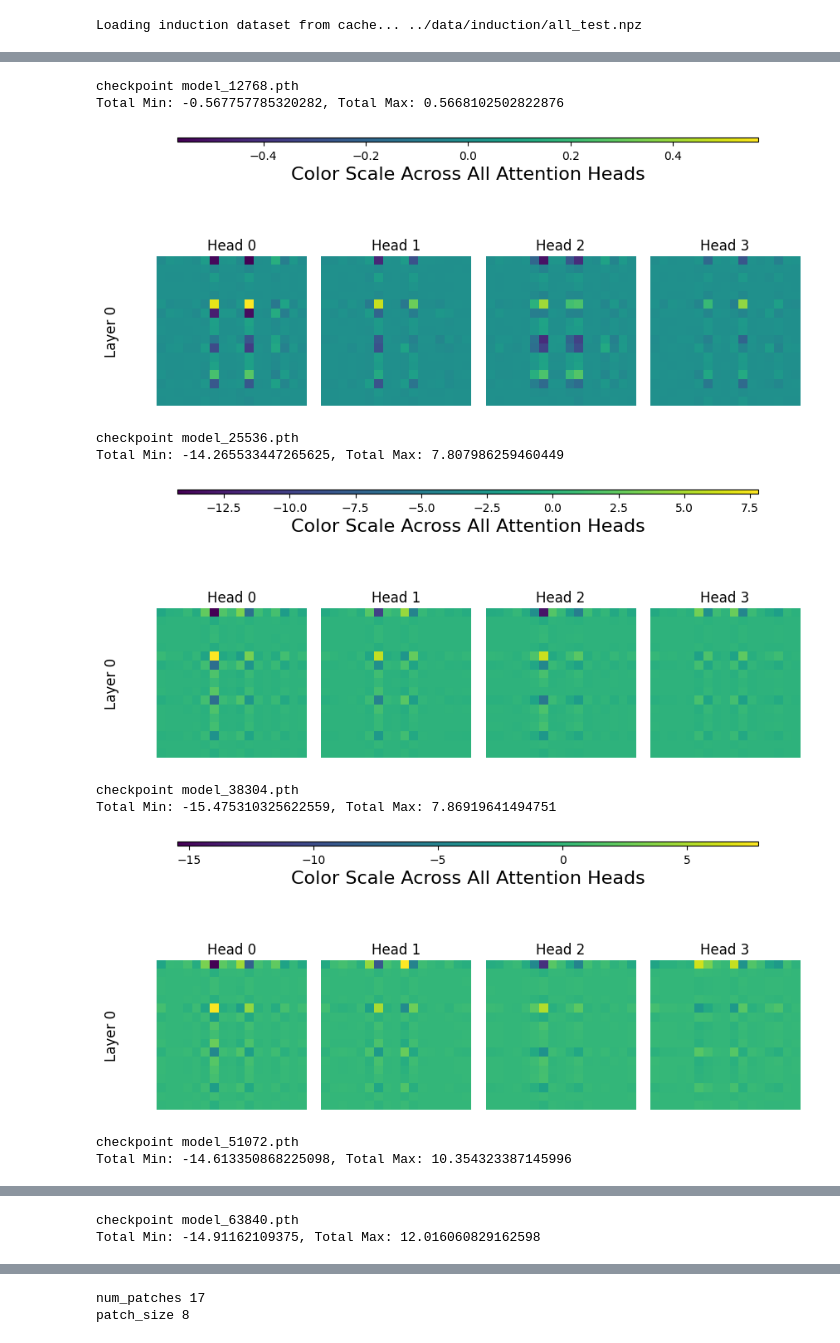
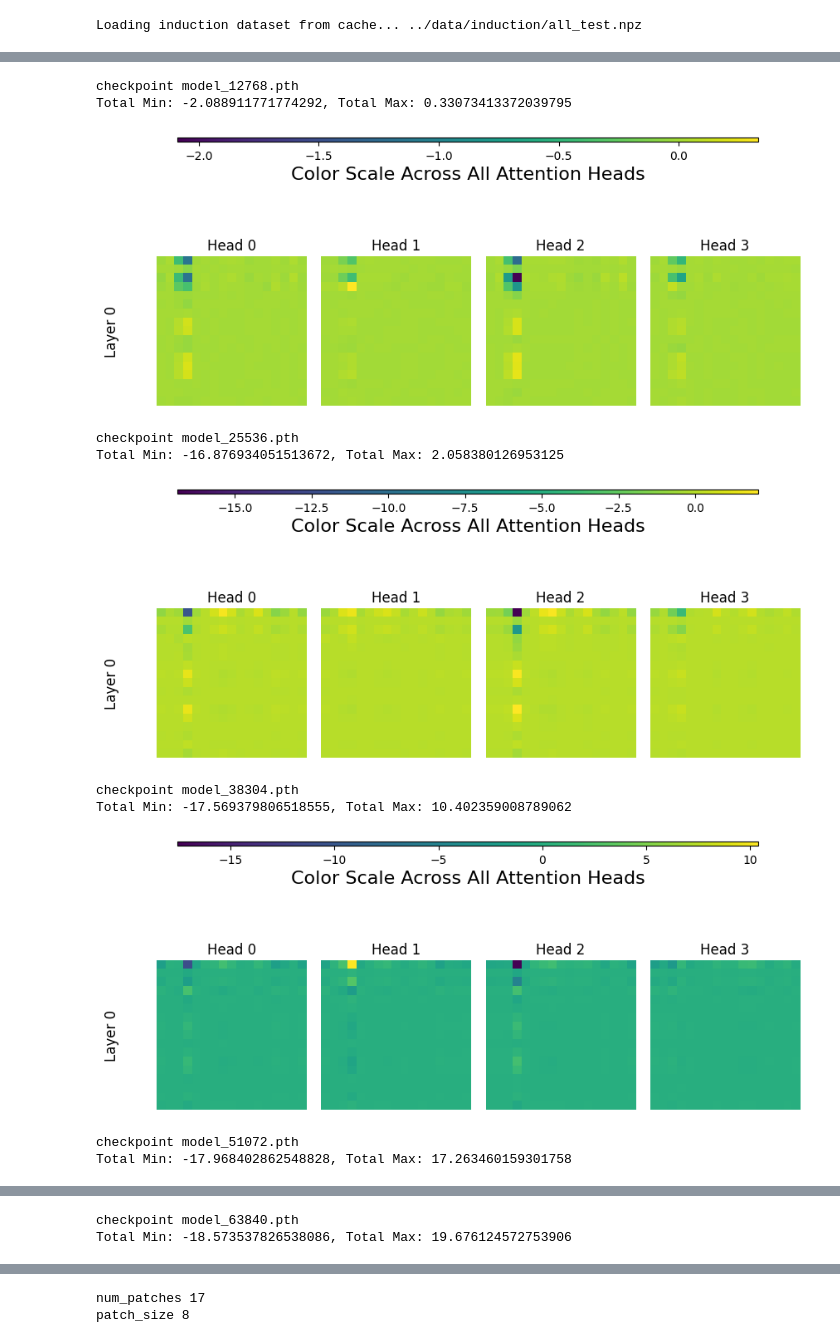
Before and after one commit to soniajoseph/ViT-Prisma, a Jupyter notebook: demo/visualize_attention_heads.ipynb, the cells around one changed output, grey strips where cells are left out. Drawn from its saved outputs; the diff is of its cells as text; code cells hidden in the pictures.

```diff
--- a/demo/visualize_attention_heads.ipynb
+++ b/demo/visualize_attention_heads.ipynb
@@ -55,7 +55,7 @@ for f in os.listdir(checkpoint_path):
 
 for cp, name in zip(activations_all_cp, checkpoint_names):
     print('checkpoint', name)
-    plot_attn_heads([cp], idx=2, img_shape=17, global_min_max=True)
+    plot_attn_heads([cp], idx=100, img_shape=17, global_min_max=True)
 # %% [output]
 model_0.pth
 model_12768.pth
@@ -71,11 +71,11 @@ Total Min: -0.08880916237831116, Total Max: 0.16248802840709686
 checkpoint model_12768.pth
-Total Min: -0.567757785320282, Total Max: 0.5668102502822876
+Total Min: -2.088911771774292, Total Max: 0.33073413372039795
-[figure, old version]
+[figure, new version]
 checkpoint model_25536.pth
-Total Min: -14.265533447265625, Total Max: 7.807986259460449
+Total Min: -16.876934051513672, Total Max: 2.058380126953125
-[figure, old version]
+[figure, new version]
 checkpoint model_38304.pth
-Total Min: -15.475310325622559, Total Max: 7.86919641494751
+Total Min: -17.569379806518555, Total Max: 10.402359008789062
-[figure, old version]
+[figure, new version]
 checkpoint model_51072.pth
-Total Min: -14.613350868225098, Total Max: 10.354323387145996
+Total Min: -17.968402862548828, Total Max: 17.263460159301758
@@ -83,2 +83,2 @@ Total Min: -14.613350868225098, Total Max: 10.354323387145996
 checkpoint model_63840.pth
-Total Min: -14.91162109375, Total Max: 12.016060829162598
+Total Min: -18.573537826538086, Total Max: 19.676124572753906
```
Also changed, not shown: parts of 5 cells of this notebook, 1 other file.
